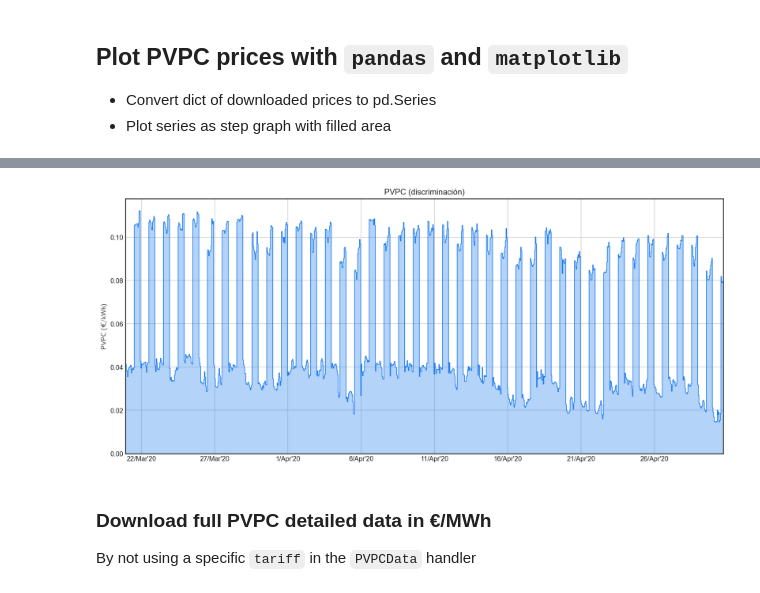
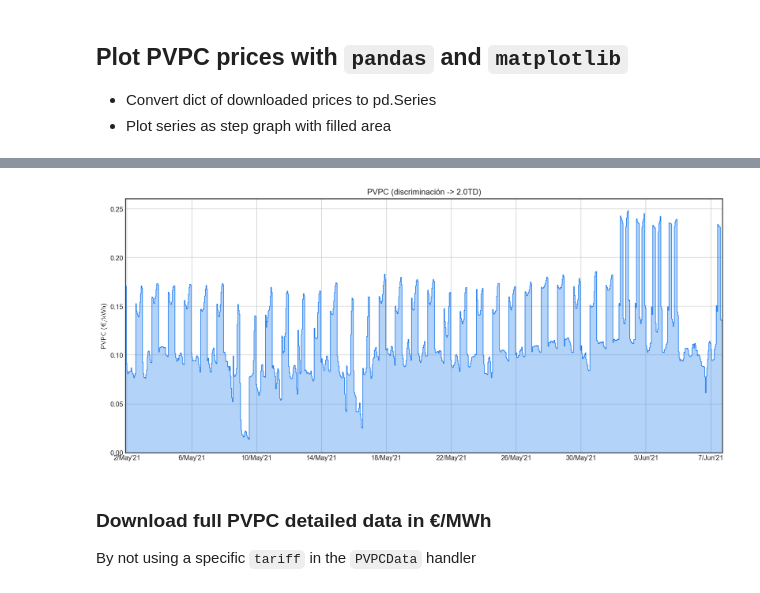
Before and after one commit to azogue/aiopvpc, a Jupyter notebook: Notebooks/Download PVPC prices.ipynb, the cells around one changed output, grey strips where cells are left out. Saved outputs shown, nothing was run; the diff lists cells and outputs as text; code cells hidden in the pictures.

```diff
--- a/Notebooks/Download PVPC prices.ipynb
+++ b/Notebooks/Download PVPC prices.ipynb
@@ -3,14 +3,14 @@
 # %%
 from datetime import datetime
 
-from aiopvpc import PVPCData, REFERENCE_TZ
+from aiopvpc.pvpc_data import PVPCData, REFERENCE_TZ
 
 # Initialize PVPC handler
-pvpc_handler = PVPCData(tariff="discrimination")
+pvpc_handler = PVPCData(tariff="discrimination", zone_ceuta_melilla=False)
 
 # download prices in range
-start = datetime(2020, 3, 20, 22, tzinfo=REFERENCE_TZ)
-end = datetime(2020, 4, 30, 16, tzinfo=REFERENCE_TZ)
+start = datetime(2021, 5, 1, 22, tzinfo=REFERENCE_TZ)
+end = datetime(2021, 6, 7, 16, tzinfo=REFERENCE_TZ)
 
 prices_range: dict = await pvpc_handler.async_download_prices_for_range(start, end)
 
@@ -127,7 +125,7 @@ plot_data(
     plot_style="seaborn-white",
     date_fmt="%-d/%b\'%y",
     max_xticks=10,
-    title="PVPC (discriminación)",
+    title="PVPC (discriminación -> 2.0TD)",
 )
 plt.show()
 # %% [output]
@@ -146,4 +144,4 @@ Name: price_€_kWh, Length: 978, dtype: float64
-[figure, old version]
+[figure, new version]
 # %% [markdown]
 ### Download full PVPC detailed data in €/MWh
 
```
Also changed, not shown: parts of 6 cells of this notebook, 2 other files.
